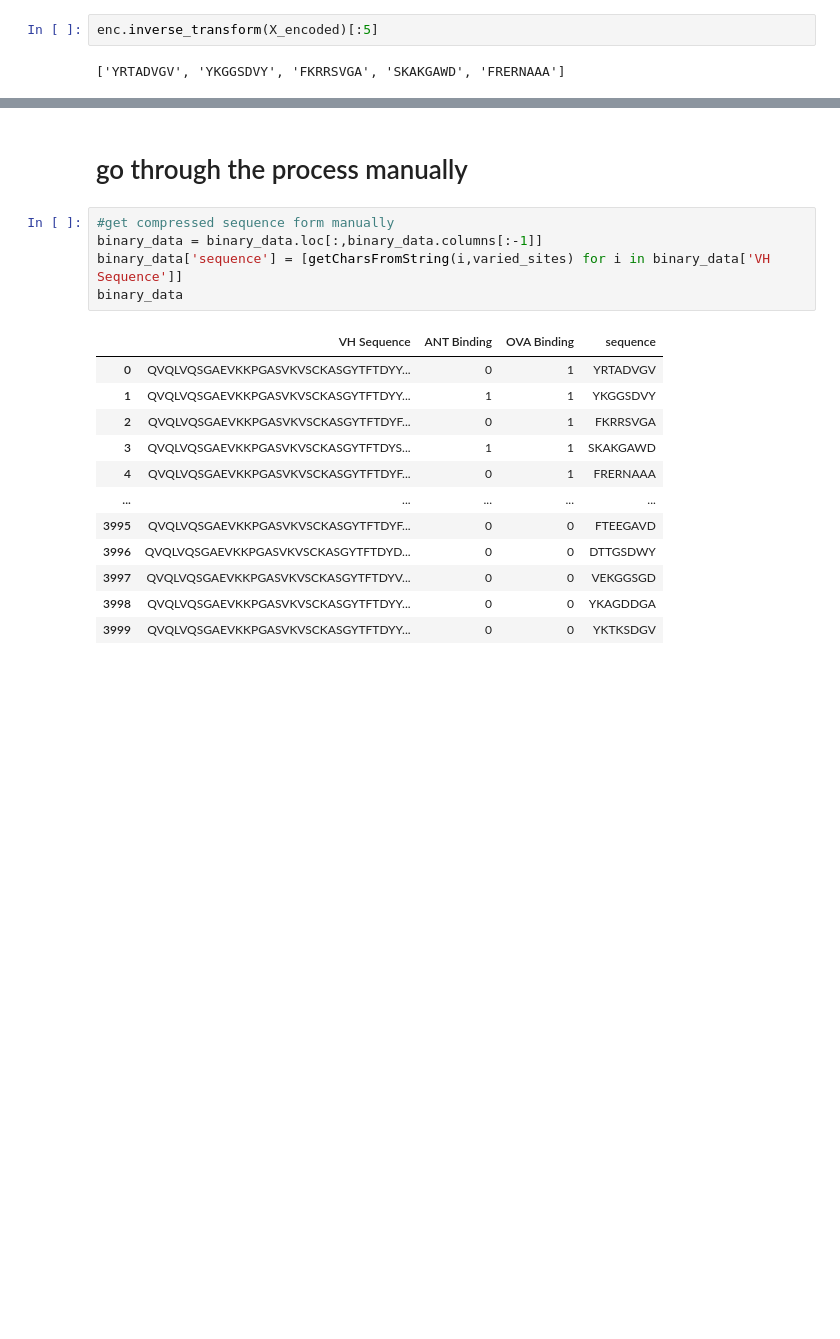
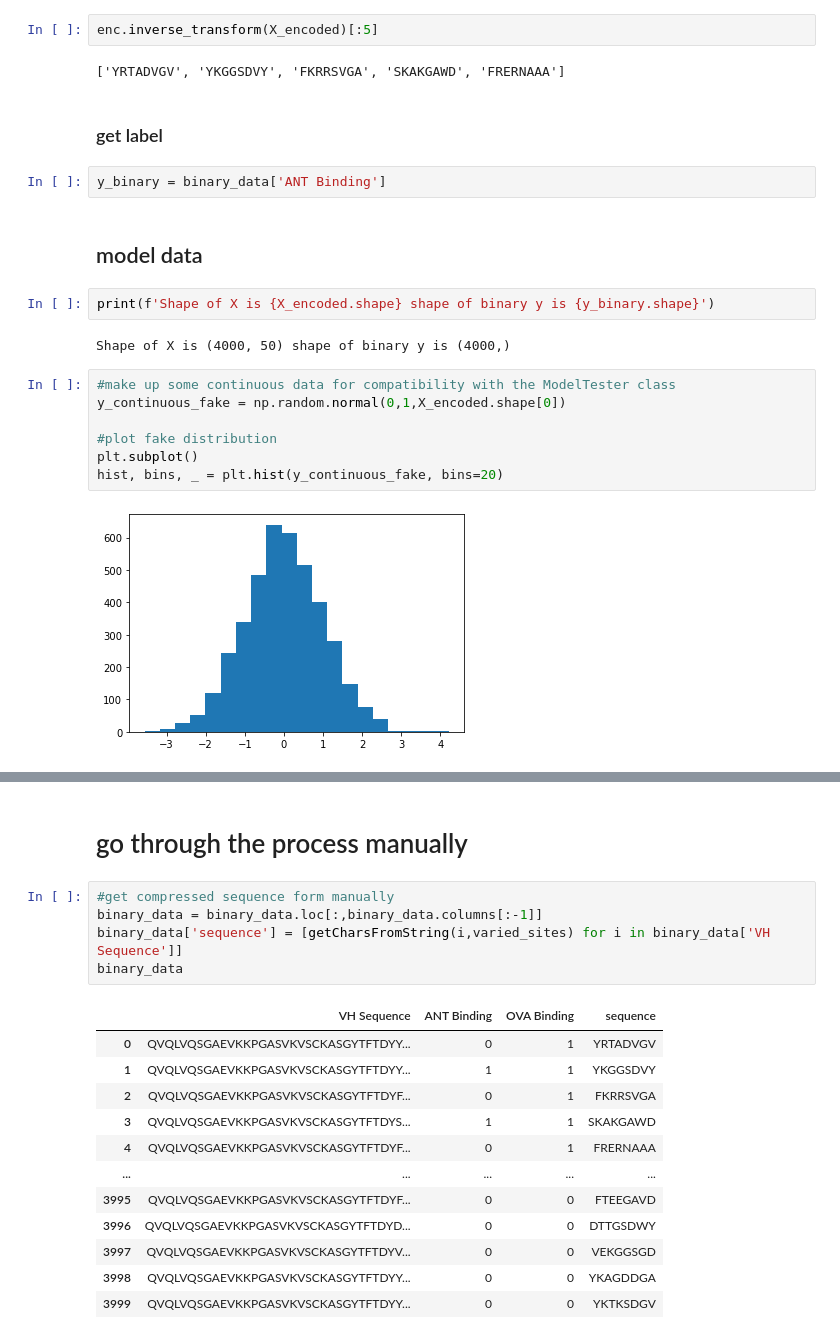
Before and after one commit to marshallcase/titeseq, a Jupyter notebook: tessier modeling.ipynb, the cells around one changed output, grey strips where cells are left out. Cells and saved outputs as stored; diff of their text form; blank space fills up the shorter version.

```diff
--- a/tessier modeling.ipynb
+++ b/tessier modeling.ipynb
@@ -70,3 +81,22 @@ X_encoded
 enc.inverse_transform(X_encoded)[:5]
 # %% [output]
 ['YRTADVGV', 'YKGGSDVY', 'FKRRSVGA', 'SKAKGAWD', 'FRERNAAA']
+# %% [markdown]
+### get label
+# %%
+y_binary = binary_data['ANT Binding']
+# %% [markdown]
+## model data
+# %%
+print(f'Shape of X is {X_encoded.shape} shape of binary y is {y_binary.shape}')
+# %% [output]
+Shape of X is (4000, 50) shape of binary y is (4000,)
+# %%
+#make up some continuous data for compatibility with the ModelTester class
+y_continuous_fake = np.random.normal(0,1,X_encoded.shape[0])
+
+#plot fake distribution
+plt.subplot()
+hist, bins, _ = plt.hist(y_continuous_fake, bins=20)
+# %% [output]
+[figure, added]
```
Also changed, not shown: parts of 6 cells of this notebook, 4 other files.
